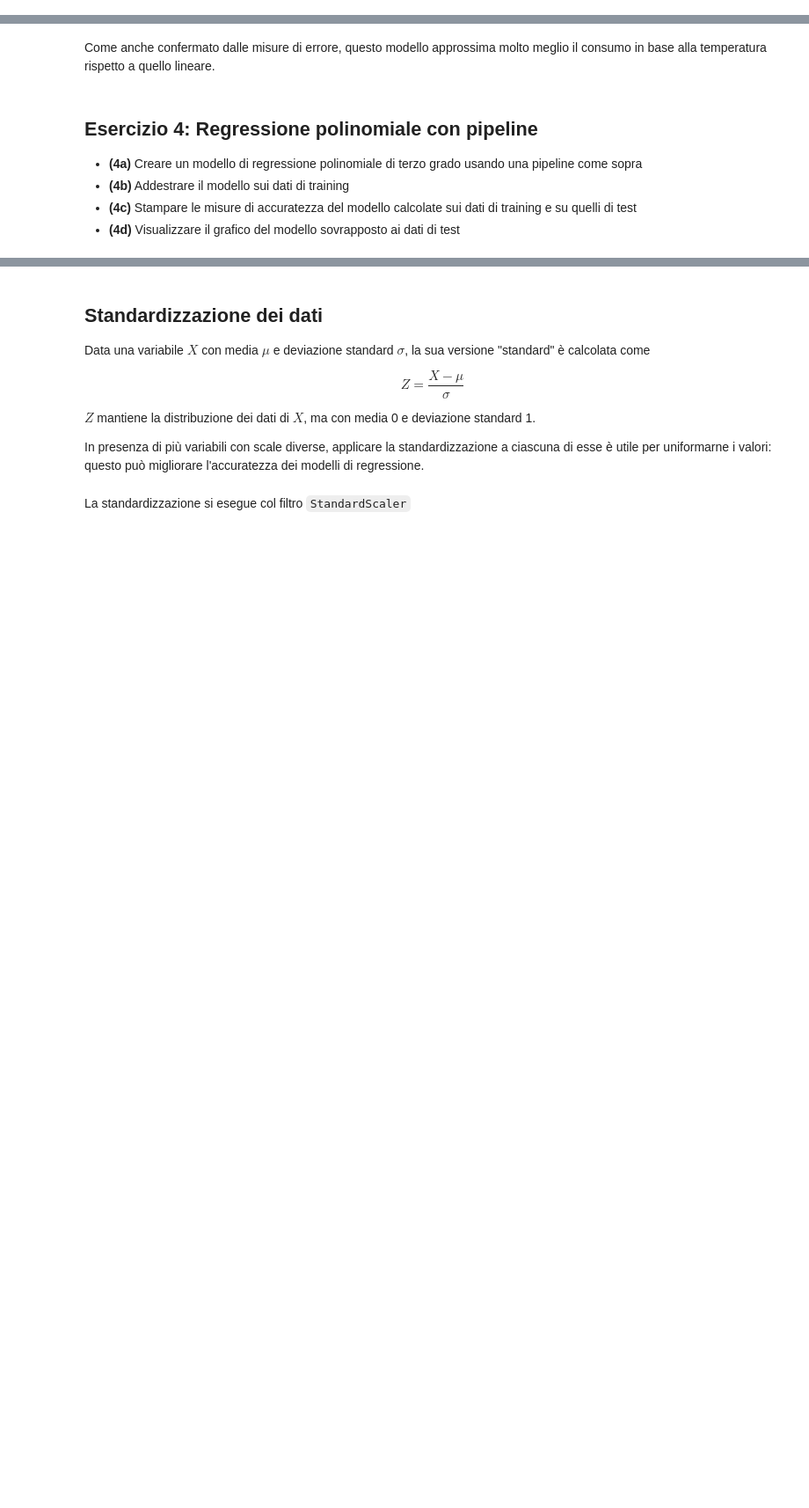
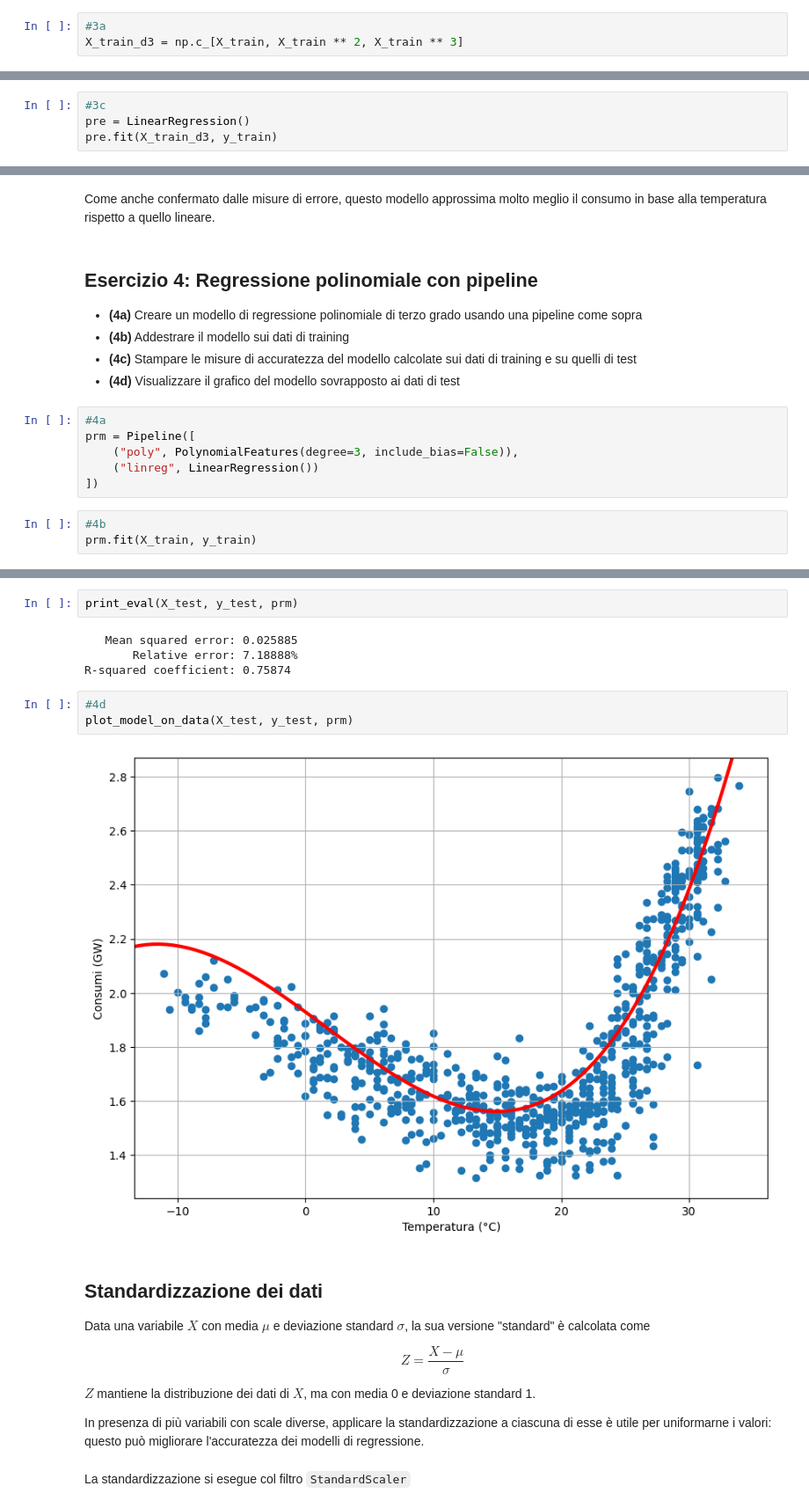
Before and after one commit to asibo09/unibo-data-intensive, a Jupyter notebook: 06_regressioneNonLineare/Regressione_non_Lineare_parte_1.nosol.ipynb, the cells around one changed output, grey strips where cells are left out. Shown at 88% size. Cells and saved outputs as stored; diff of their text form; blank space fills up the shorter version.

Commit message:
Finish exercitation 06; first part of regressione non lineare

```diff
--- a/06_regressioneNonLineare/Regressione_non_Lineare_parte_1.nosol.ipynb
+++ b/06_regressioneNonLineare/Regressione_non_Lineare_parte_1.nosol.ipynb
@@ -711,3 +711,6 @@ Vediamo che questo modello con l'aggiunta del termine di secondo grado è molto
 - **(3b)** Creare una matrice analoga `X_test_d3` basata su `X_test`
 - **(3c)** Addestrare un modello di regressione lineare su `X_train_d3`
 - **(3d)** Stampare le metriche di valutazione del modello su `X_train_d3` e `X_test_d3`
+# %%
+#3a
+X_train_d3 = np.c_[X_train, X_train ** 2, X_train ** 3]
@@ -713,0 +720,4 @@ Vediamo che questo modello con l'aggiunta del termine di secondo grado è molto
+# %%
+#3c
+pre = LinearRegression()
+pre.fit(X_train_d3, y_train)
@@ -877,3 +902,12 @@ Come anche confermato dalle misure di errore, questo modello approssima molto me
 - **(4b)** Addestrare il modello sui dati di training
 - **(4c)** Stampare le misure di accuratezza del modello calcolate sui dati di training e su quelli di test
 - **(4d)** Visualizzare il grafico del modello sovrapposto ai dati di test
+# %%
+#4a
+prm = Pipeline([
+    ("poly", PolynomialFeatures(degree=3, include_bias=False)),
+    ("linreg", LinearRegression())
+])
+# %%
+#4b
+prm.fit(X_train, y_train)
@@ -880,3 +924,14 @@ Come anche confermato dalle misure di errore, questo modello approssima molto me
+# %%
+print_eval(X_test, y_test, prm)
+# %% [output]
+   Mean squared error: 0.025885
+       Relative error: 7.18888%
+R-squared coefficient: 0.75874
+# %%
+#4d
+plot_model_on_data(X_test, y_test, prm)
+# %% [output]
+[figure, added]
 # %% [markdown]
 ## Standardizzazione dei dati
 
```
Also changed, not shown: parts of 9 cells of this notebook.
